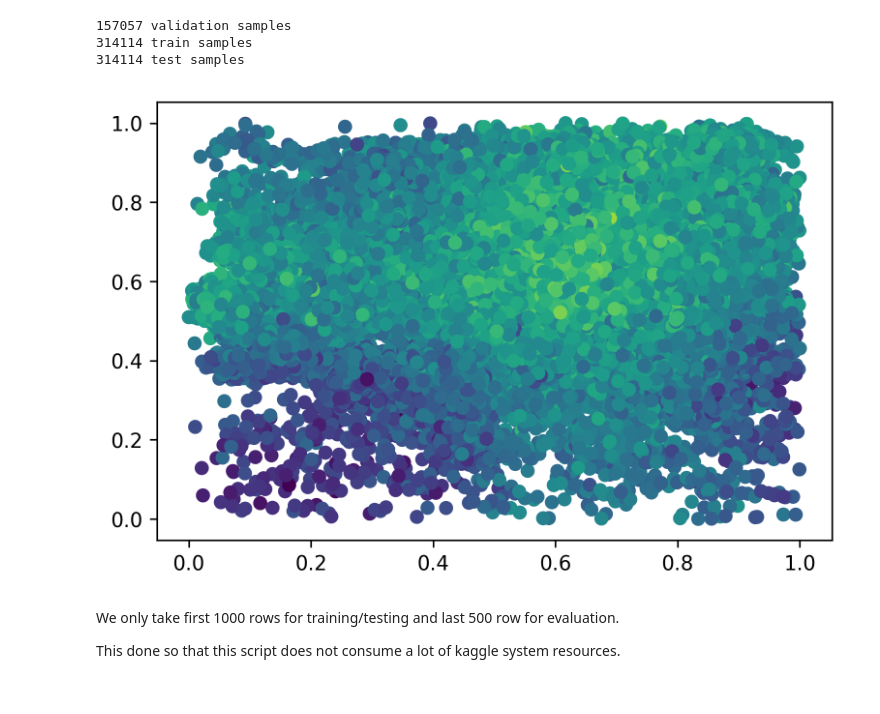
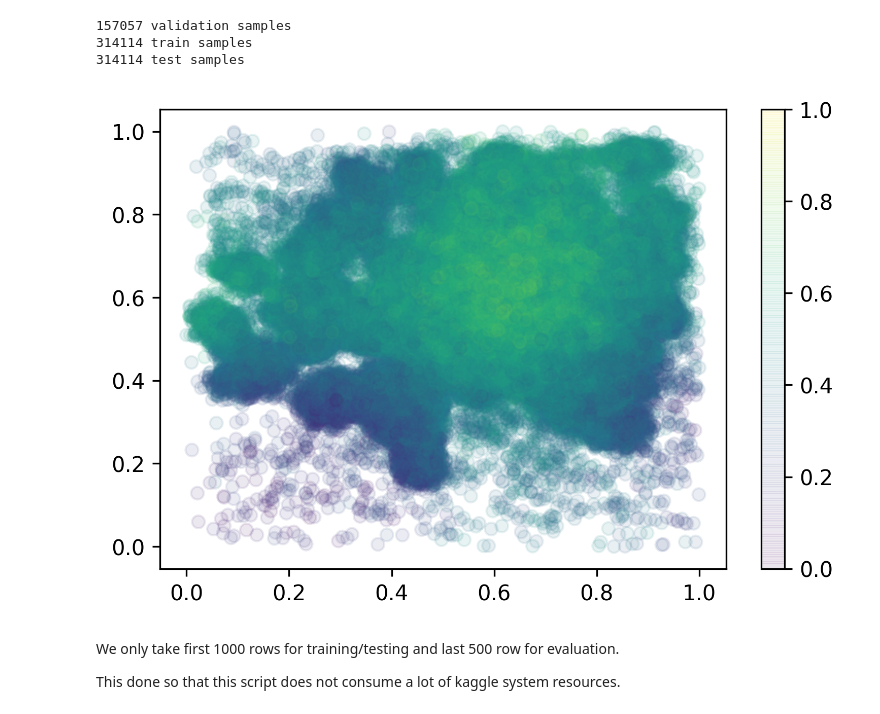
Before and after one commit to exowanderer/SpitzerDeepLearningNetwork, a Jupyter notebook: tensorflow_DNNRegressor_Spitzer - tanh.ipynb, the cells around one changed output. Drawn from its saved outputs; the diff is of its cells as text; code cells hidden in the pictures.

```diff
--- a/tensorflow_DNNRegressor_Spitzer - tanh.ipynb
+++ b/tensorflow_DNNRegressor_Spitzer - tanh.ipynb
@@ -138,9 +138,10 @@ train_df    = pd.DataFrame(np.c_[x_train, y_train], columns=list(feature_columns
 test_df     = pd.DataFrame(np.c_[x_test , y_test ], columns=list(feature_columns) + ['flux'])
 evaluate_df = pd.DataFrame(np.c_[x_val  , y_val  ], columns=list(feature_columns) + ['flux'])
 # %%
-plt.scatter(train_df['xpos'].values, train_df['ypos'].values, c=train_df['flux'].values);
+plt.scatter(train_df['xpos'].values, train_df['ypos'].values, c=train_df['flux'].values, alpha=0.1);
+plt.colorbar();
 # %% [output]
-[figure, old version]
+[figure, new version]
 # %% [markdown]
 We only take first 1000 rows for training/testing and last 500 row for evaluation.
 
```
Also changed, not shown: parts of 6 cells of this notebook, 2 other files.
